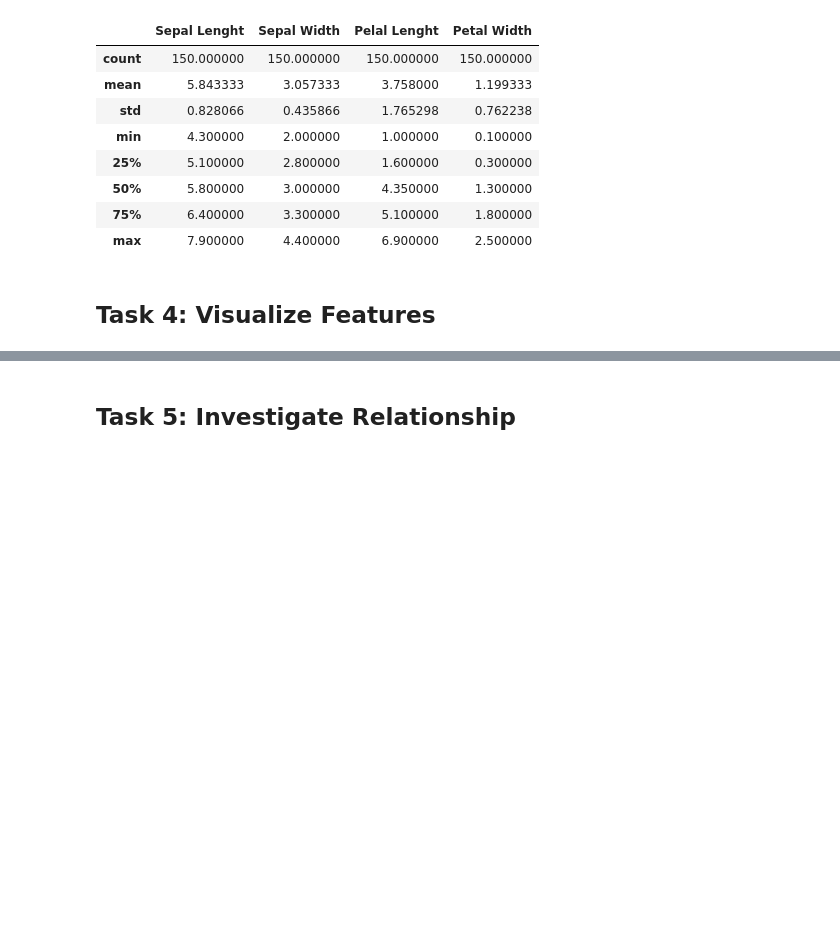
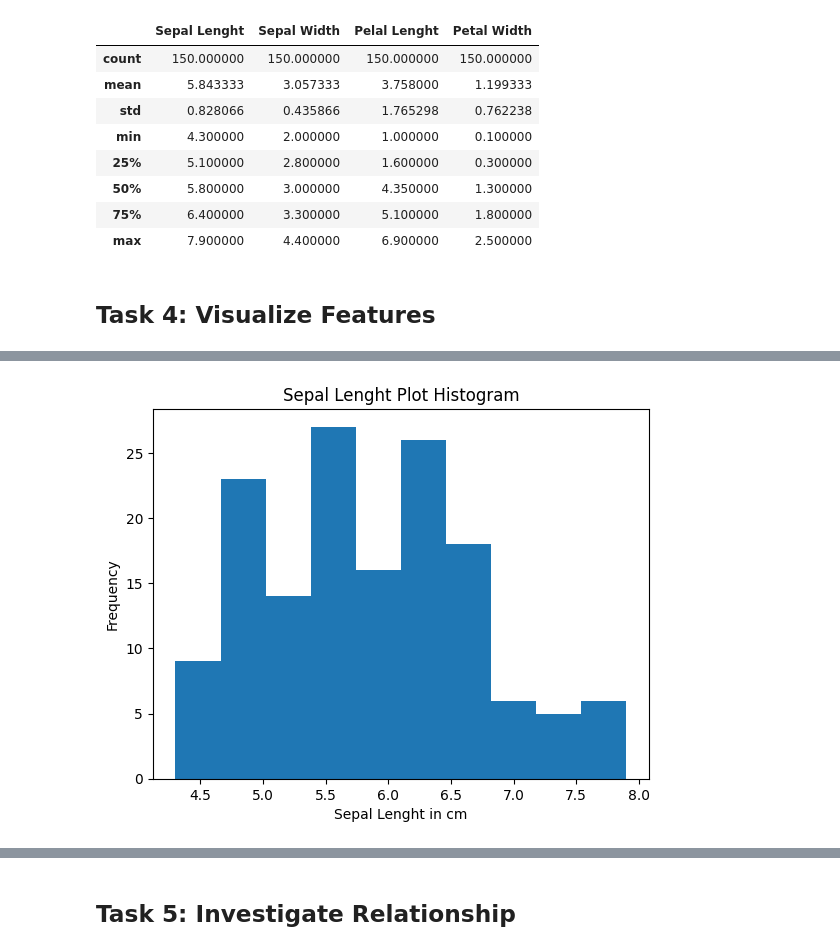
Before and after one commit to filipavinagre/principles_of_data_analytics, a Jupyter notebook: tasks.ipynb, the cells around one changed output, grey strips where cells are left out. Saved outputs shown, nothing was run; the diff lists cells and outputs as text; code cells hidden in the pictures; blank space fills up the shorter version.

```diff
--- a/tasks.ipynb
+++ b/tasks.ipynb
@@ -174,0 +170,13 @@ Add appropriate titles and axis labels.
+# %%
+# Sepal Length
+
+# Selecting Sepal Length from Iris Data using NumPy slicing.
+
+sepal_length = iris.data[:,0]
+
+# Show
+sepal_length
+
+# https://www.w3resource.com/python-exercises/numpy/python-numpy-exercise-81.php
+# https://www.programiz.com/python-programming/numpy/array-slicing
+# https://www.w3schools.com/python/matplotlib_histograms.asp
@@ -174,0 +196,16 @@ Add appropriate titles and axis labels.
+# %%
+# Plot Histogram
+plt.hist(sepal_length)
+
+plt.xlabel("Sepal Lenght in cm")
+
+plt.ylabel("Frequency")
+
+plt.title("Sepal Lenght Plot Histogram")
+
+# show
+plt
+
+
+# https://www.w3schools.com/python/matplotlib_histograms.asp
+# %% [output]
@@ -174,0 +213 @@ Add appropriate titles and axis labels.
+[figure, added]
```
Also changed, not shown: parts of 21 cells of this notebook.
